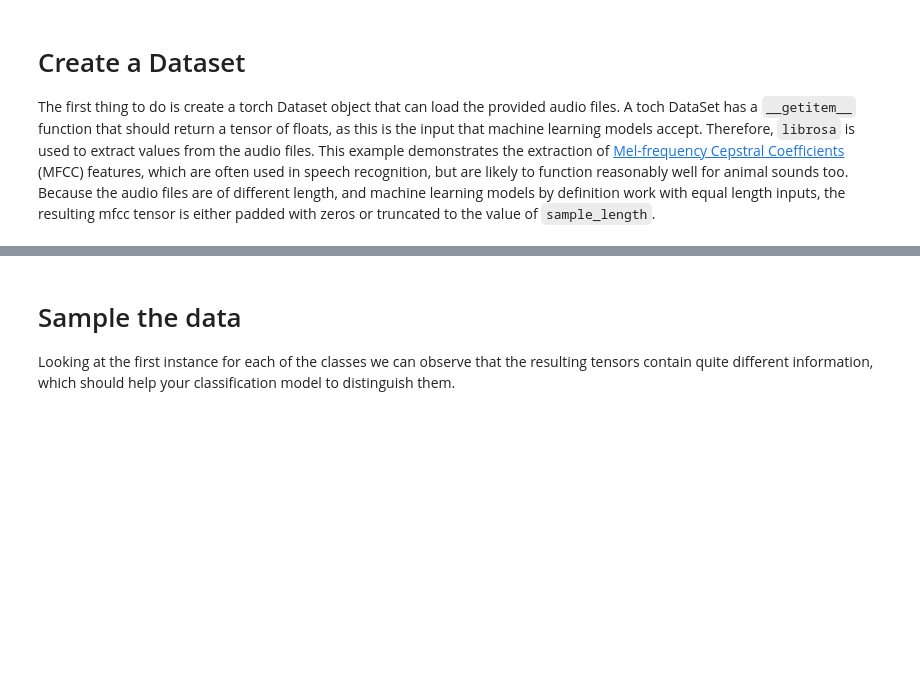
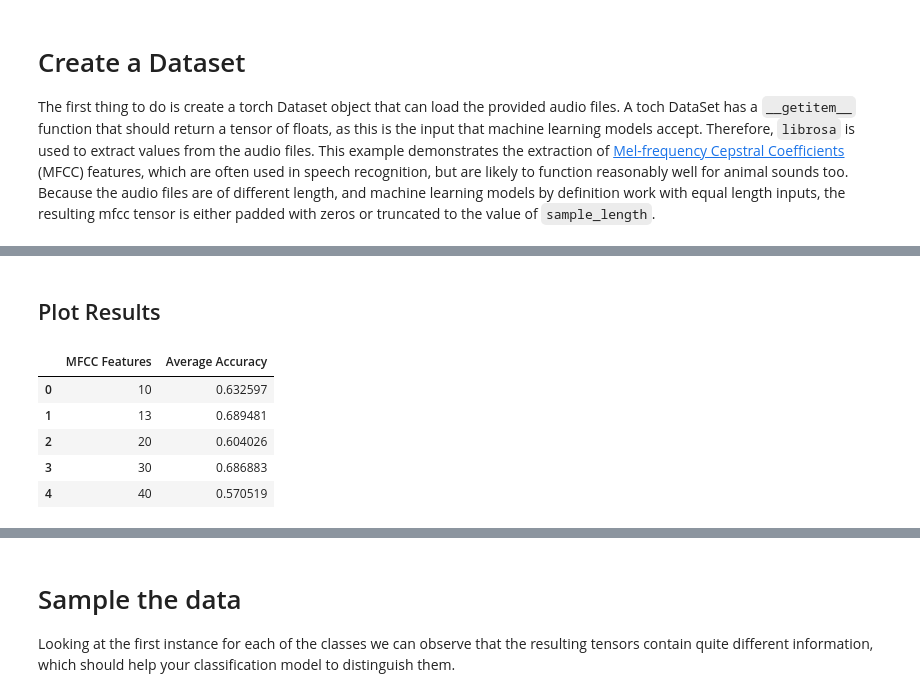
Before and after one commit to DimitarMalamski/animal_sound_identifier, a Jupyter notebook: animal-sound-identifier-dimitar.ipynb, the cells around one changed output, grey strips where cells are left out. Cells and saved outputs as stored; diff of their text form; code cells hidden in the pictures; blank space fills up the shorter version.

Commit message:
Completed the MFCC Loop experiment

```diff
--- a/animal-sound-identifier-dimitar.ipynb
+++ b/animal-sound-identifier-dimitar.ipynb
@@ -148,0 +371,13 @@ Based on this experiment, the baseline value of 13 MFCC features appears to be s
+# %% [markdown]
+## Plot Results
+# %%
+df_results = pd.DataFrame(results)
+
+df_results
+# %% [output]
+|  | MFCC Features | Average Accuracy |
+| 0 | 10 | 0.632597 |
+| 1 | 13 | 0.689481 |
+| 2 | 20 | 0.604026 |
+| 3 | 30 | 0.686883 |
+| 4 | 40 | 0.570519 |
```
Also changed, not shown: parts of 14 cells of this notebook.
